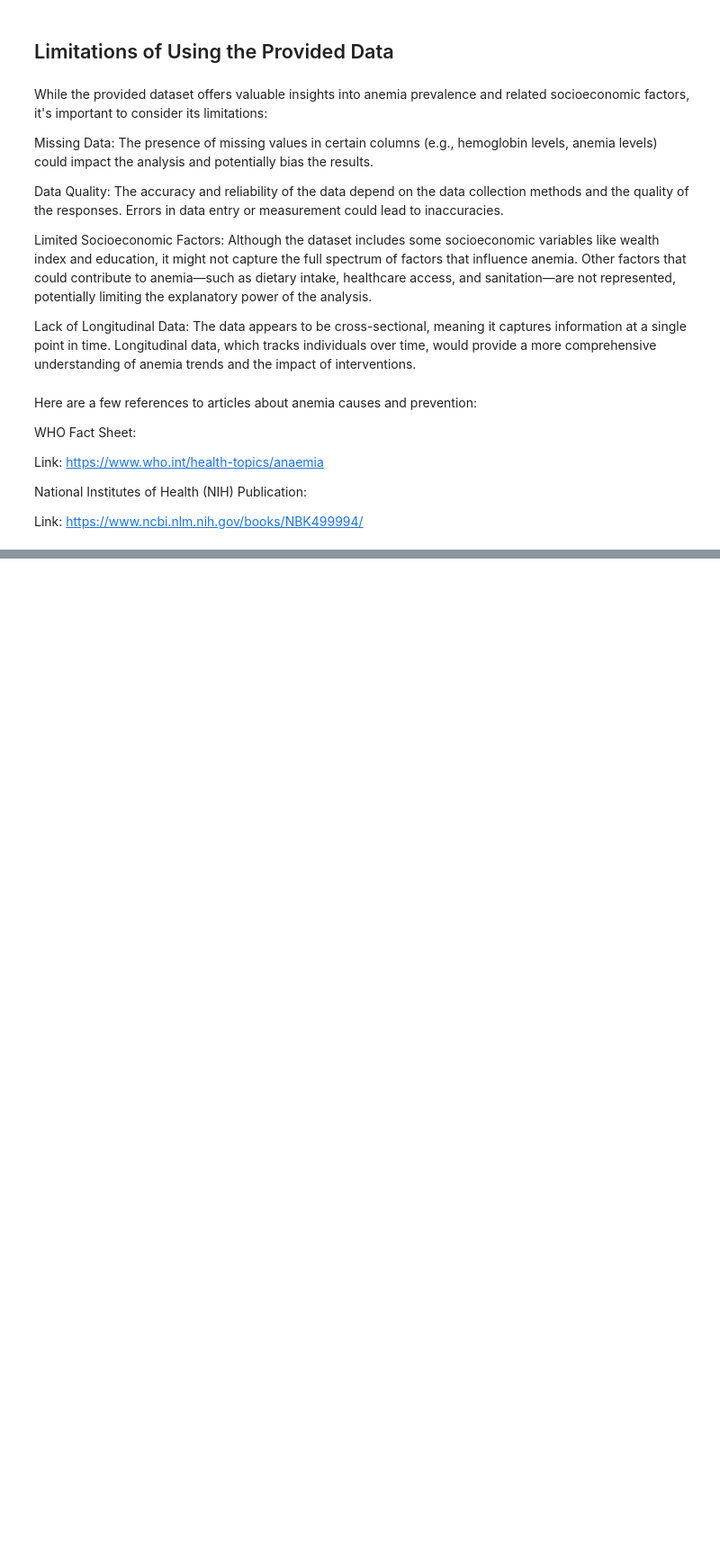
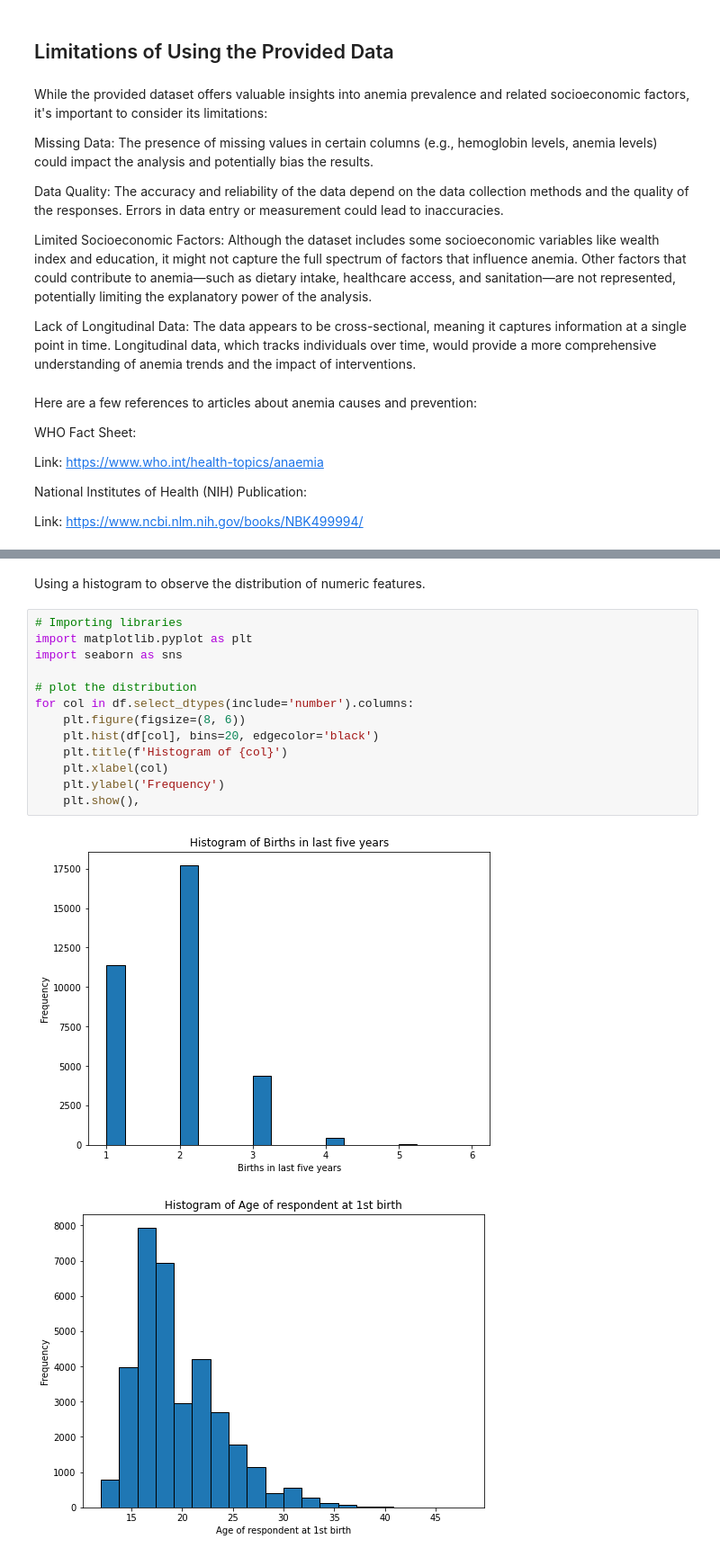
Before and after one commit to ruth-kitasi/Anemia-Level-Prediction-in-Children, a Jupyter notebook: notebooks/Agatha.ipynb, the cells around one changed output, grey strips where cells are left out. Shown at 90% size. Saved outputs shown, nothing was run; the diff lists cells and outputs as text; blank space fills up the shorter version.

```diff
--- a/notebooks/Agatha.ipynb
+++ b/notebooks/Agatha.ipynb
@@ -96,0 +177,18 @@ dtype: int64
+# %% [markdown]
+Using a histogram to observe the distribution of numeric features.
+# %%
+# Importing libraries
+import matplotlib.pyplot as plt
+import seaborn as sns
+
+# plot the distribution
+for col in df.select_dtypes(include='number').columns:
+    plt.figure(figsize=(8, 6))
+    plt.hist(df[col], bins=20, edgecolor='black')
+    plt.title(f'Histogram of {col}')
+    plt.xlabel(col)
+    plt.ylabel('Frequency')
+    plt.show(),
+# %% [output]
+[figure, added]
+[figure, added]
```
Also changed, not shown: parts of 28 cells of this notebook.
